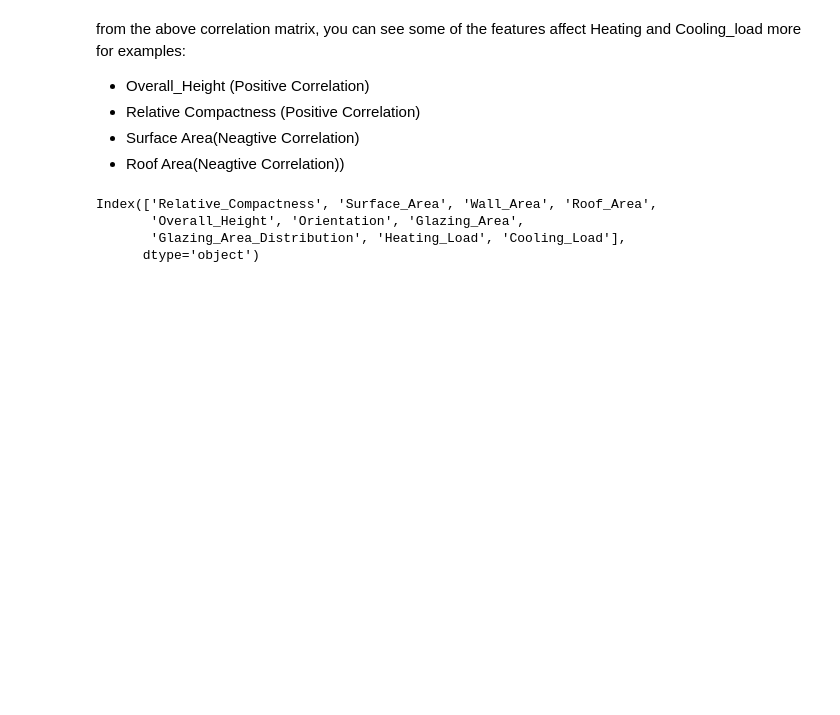
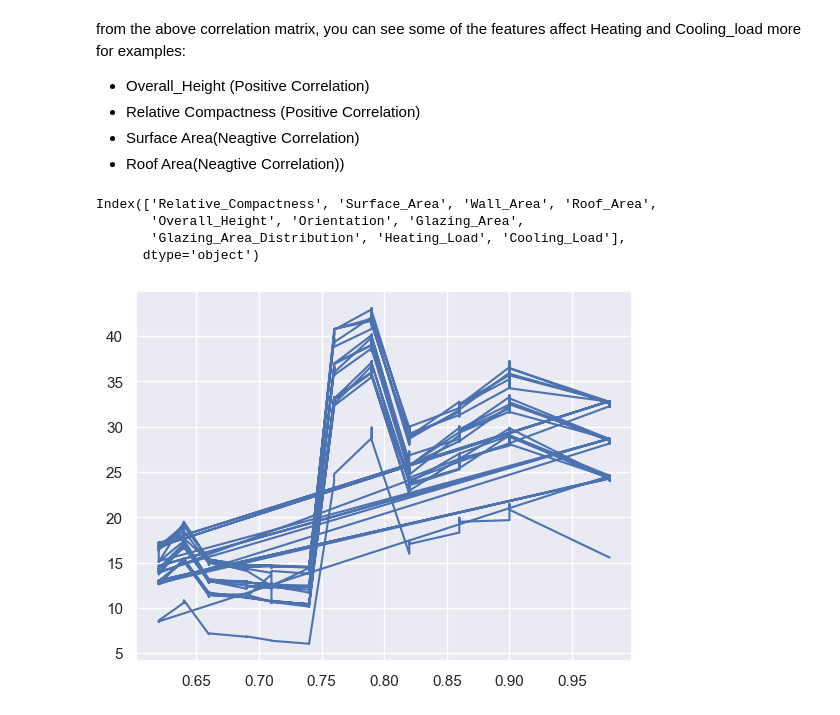
Before and after one commit to JanMeow/ML-cases, a Jupyter notebook: 2301ML/ML_Energy_Efficiency_Housing/ML_Energy_efficiency_informed by Geometry.ipynb, the cells around one changed output. Drawn from its saved outputs; the diff is of its cells as text; code cells hidden in the pictures; blank space fills up the shorter version.

```diff
--- a/2301ML/ML_Energy_Efficiency_Housing/ML_Energy_efficiency_informed by Geometry.ipynb
+++ b/2301ML/ML_Energy_Efficiency_Housing/ML_Energy_efficiency_informed by Geometry.ipynb
@@ -168,0 +163,6 @@ Index(['Relative_Compactness', 'Surface_Area', 'Wall_Area', 'Roof_Area',
+# %%
+import matplotlib.pyplot as plt
+plt.plot(df['Relative_Compactness'],df['Heating_Load'])
+plt.show()
+# %% [output]
+[figure, added]
```
Also changed, not shown: parts of 23 cells of this notebook.
